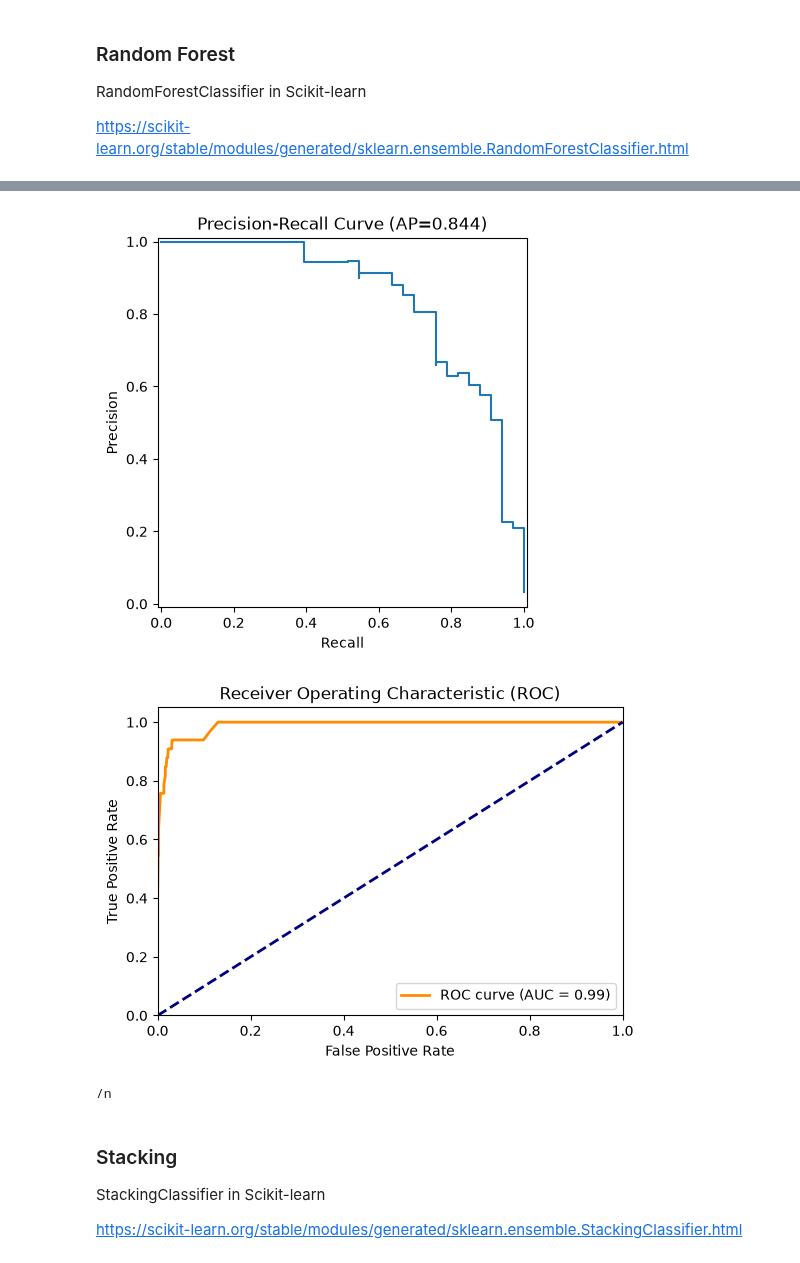
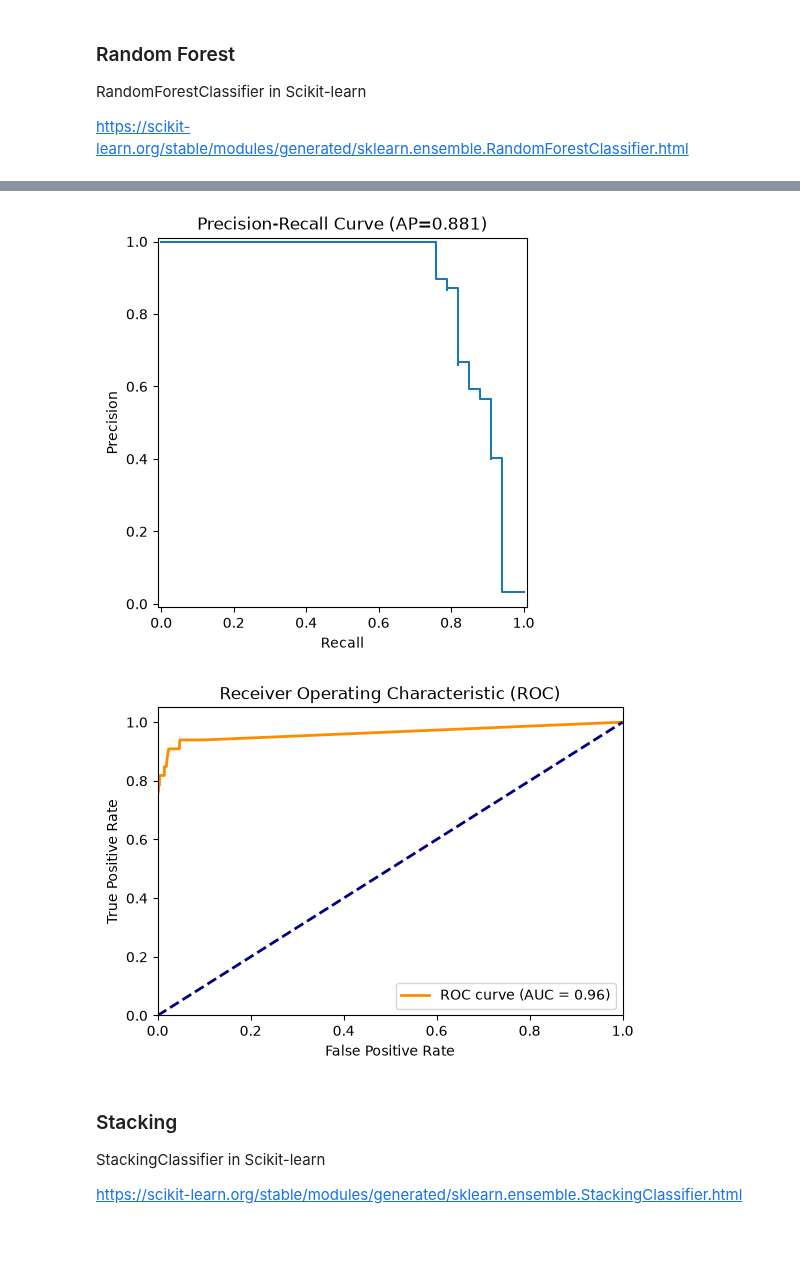
Before and after one commit to SBU-r/CIV555-Fall26, a Jupyter notebook: Notebooks/06_Classification.ipynb, the cells around one changed output, grey strips where cells are left out. Drawn from its saved outputs; the diff is of its cells as text; code cells hidden in the pictures.

```diff
--- a/Notebooks/06_Classification.ipynb
+++ b/Notebooks/06_Classification.ipynb
@@ -355,7 +362,7 @@ def eval_pred(model,X,Y,task,disp):
 
     # Area under the curve.
     if task == 'binary':
-        auc= roc_auc_score(y_true, proba[:,1]) # probability of class '1'
+        auc= roc_auc_score(y_true, proba[:,1])
     elif task == 'multi_class':
         auc = roc_auc_score(y_true,
                             proba,
@@ -373,6 +380,10 @@ def eval_pred(model,X,Y,task,disp):
         print('task must be either "binary" or "multi_class".')
 
 
+
+        #proba = model.predict_proba(X)[:,1] # probability of class '1'
+
+
     scores = round(pd.Series(data={'ACC':acc, 'AUC':auc, 'F1':f1}),3)
 
     if disp == True:
@@ -380,7 +391,7 @@ def eval_pred(model,X,Y,task,disp):
         if task =='binary':
             class_names=['Normal','Failure'] # Names of classes.
         elif task=='multi_class':
-            class_names=['Normal','TWF','HDF','PWF','DSF'] # Names of classes.
+            class_names=['Normal','TWF','HDF','PWF','OSF'] # Names of classes.
         else:
             print('task must be either "binary" or "multi_class".')
 
@@ -436,7 +447,7 @@ def eval_pred(model,X,Y,task,disp):
             plt.title("Receiver Operating Characteristic (ROC)")
             plt.legend(loc="lower right")
             plt.show()
-            print('/n')
+            print('\n')
 
     return cm, scores
 # %% [markdown]
@@ -1026,20 +909,10 @@ https://scikit-learn.org/stable/modules/generated/sklearn.ensemble.RandomForestC
 # %%
 from sklearn.ensemble import RandomForestClassifier
 
-# Fit and tune the model.
-rfc = RandomForestClassifier()
-
-rfc_params = {'n_estimators':[10,50,100],
-              'criterion':['gini','log_loss'],
-              'max_features':[None,'sqrt','log2'],
-              'class_weight':[None,'balanced'],
-              'random_state':[0]}
-
-rfc_model=fit_tune(rfc,
-               X_train,
-               Y_train,
-               rfc_params,
-               'binary')
+rfc = RandomForestClassifier(n_estimators=100, criterion='log_loss',
+                             max_features=None, class_weight=None,
+                             random_state=0)
+rfc_model = fit_model(rfc, X_train, Y_train, 'binary')
 
 # Evaluate the model on the validation set.
 cm, scores = eval_pred(rfc_model,
@@ -1070,6 +942,5 @@ dtype: float64
-[figure, old version]
+[figure, new version]
-[figure, old version]
+[figure, new version]
-/n
 # %% [markdown]
 ### Stacking
 
```
Also changed, not shown: parts of 31 cells of this notebook.
